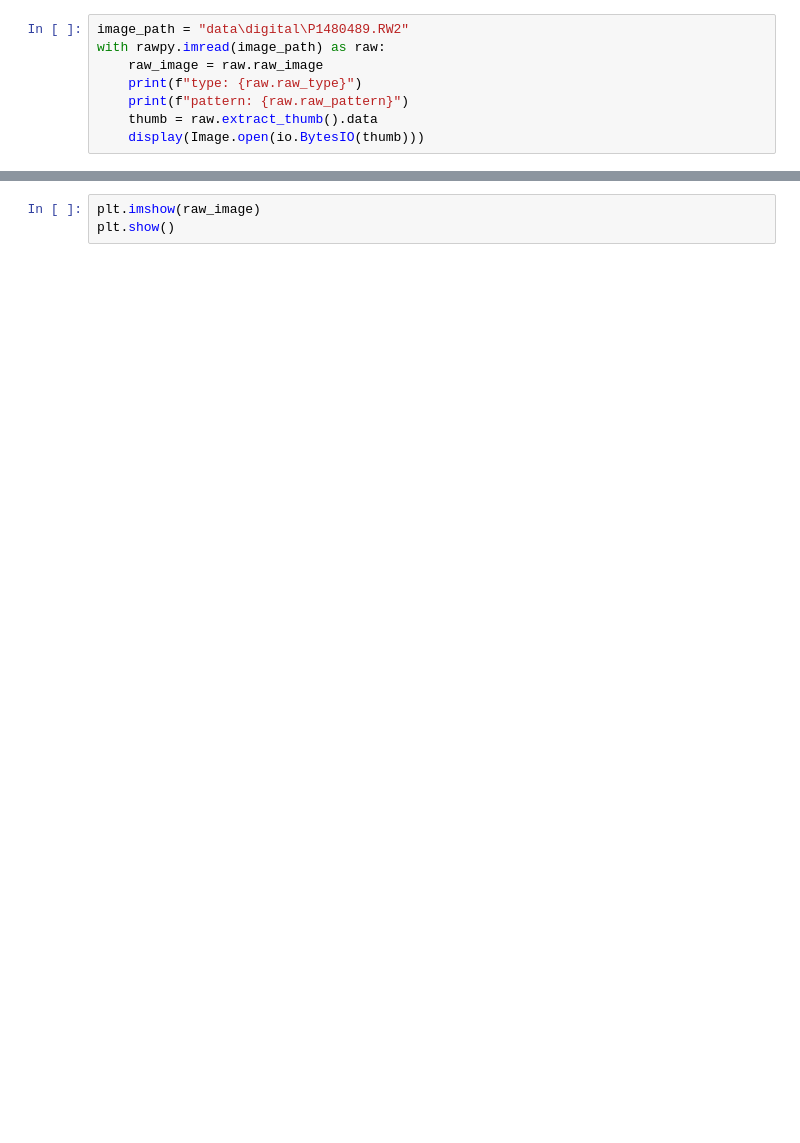
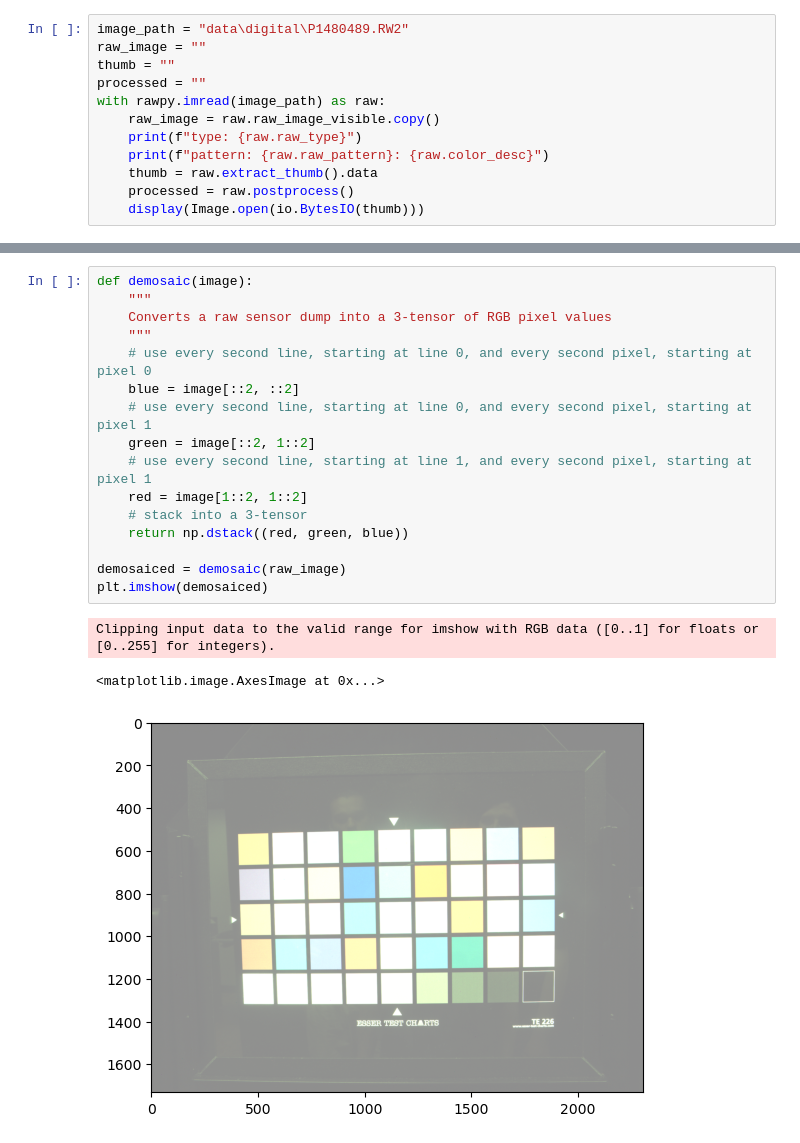
Before and after one commit to cs-413-cinestill/800t-emulation, a Jupyter notebook: color_transfer.ipynb, the cells around one changed output, grey strips where cells are left out. Cells and saved outputs as stored; diff of their text form; blank space fills up the shorter version.

Commit message:
implement raw import, demosaic, and color transfer

```diff
--- a/color_transfer.ipynb
+++ b/color_transfer.ipynb
@@ -10,10 +14,14 @@ import matplotlib.pyplot as plt
 # %%
 image_path = "data\digital\P1480489.RW2"
+raw_image = ""
+thumb = ""
+processed = ""
 with rawpy.imread(image_path) as raw:
-    raw_image = raw.raw_image
+    raw_image = raw.raw_image_visible.copy()
     print(f"type: {raw.raw_type}")
-    print(f"pattern: {raw.raw_pattern}")
+    print(f"pattern: {raw.raw_pattern}: {raw.color_desc}")
     thumb = raw.extract_thumb().data
+    processed = raw.postprocess()
     display(Image.open(io.BytesIO(thumb)))
 # %% [output]
 type: RawType.Flat
@@ -22,4 +30,21 @@ pattern: [[2 3]
 [figure]
 # %%
-plt.imshow(raw_image)
-plt.show()
+def demosaic(image):
+    """
+    Converts a raw sensor dump into a 3-tensor of RGB pixel values
+    """
+    # use every second line, starting at line 0, and every second pixel, starting at pixel 0
+    blue = image[::2, ::2]
+    # use every second line, starting at line 0, and every second pixel, starting at pixel 1
+    green = image[::2, 1::2]
+    # use every second line, starting at line 1, and every second pixel, starting at pixel 1
+    red = image[1::2, 1::2]
+    # stack into a 3-tensor
+    return np.dstack((red, green, blue))
+
+demosaiced = demosaic(raw_image)
+plt.imshow(demosaiced)
+# %% [output]
+Clipping input data to the valid range for imshow with RGB data ([0..1] for floats or [0..255] for integers).
+<matplotlib.image.AxesImage at 0x...>
+[figure, added]
```
Also changed, not shown: parts of 3 cells of this notebook, 1 other file.
